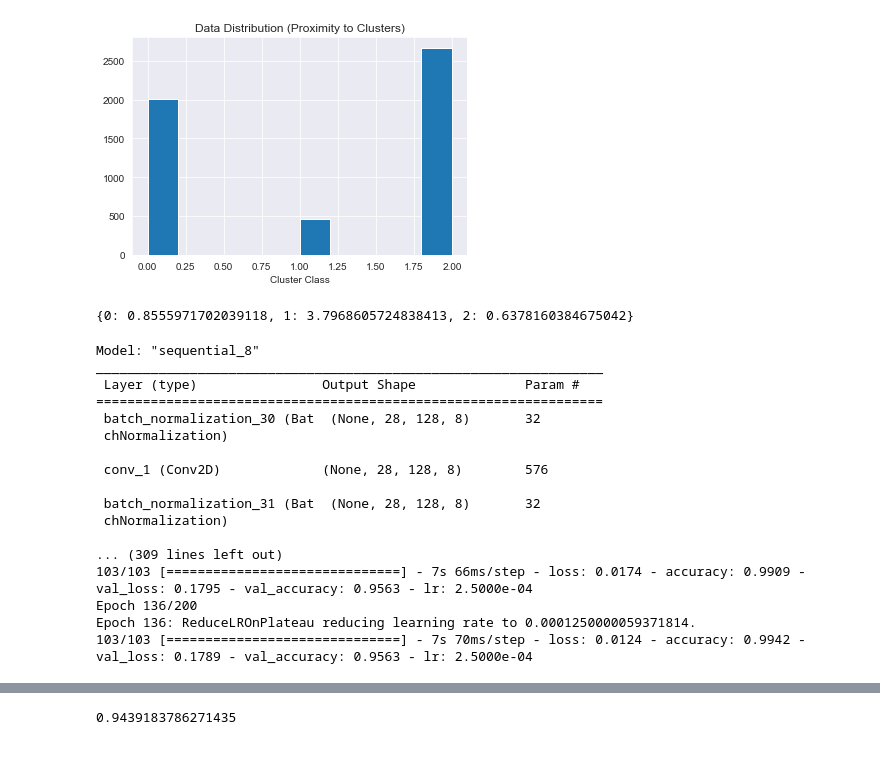
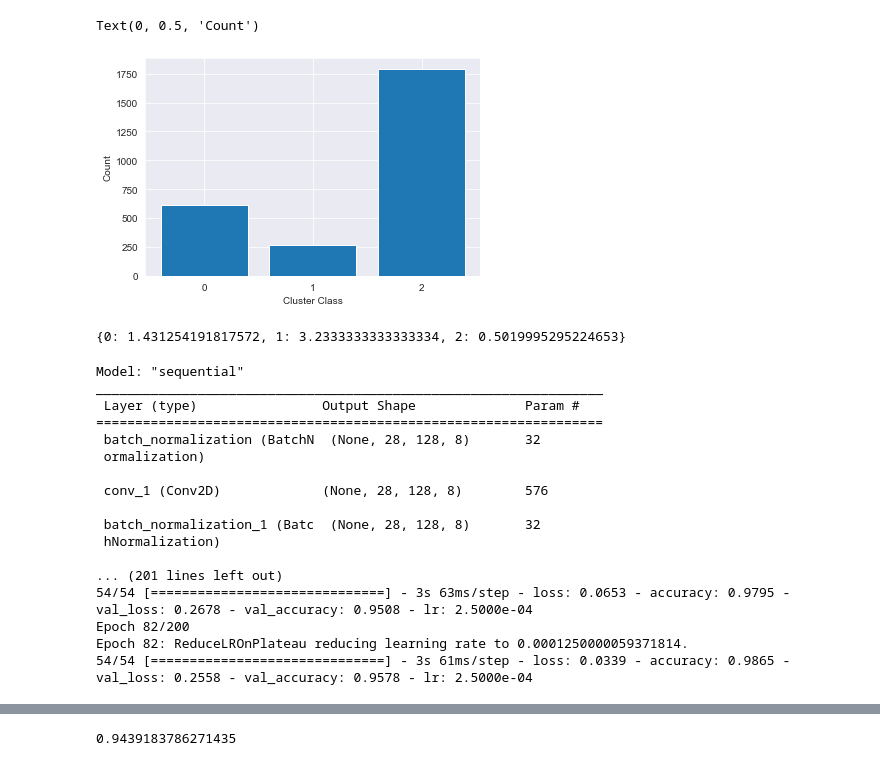
Before and after one commit to ryclendening/research, a Jupyter notebook: research/sUAS_Ranging/earlyDF.ipynb, the cells around one changed output, grey strips where cells are left out. Cells and saved outputs as stored; diff of their text form; code cells hidden in the pictures.

```diff
--- a/research/localization/earlyDF.ipynb
+++ b/research/sUAS_Ranging/earlyDF.ipynb
@@ -29,7 +29,7 @@ import keras.backend as K
 from tcn import TCN
 from keras import regularizers
 # %%
-training_df_raw=pd.read_csv("0.5s_raw_range_A1_A2_A3_no_overlap.csv")
+training_df_raw=pd.read_csv("datasets/0.5_raw_range_A1_A2_A3_no_overlap_v2.csv",index_col=0)
 # %%
 phone_slots=["Phone_6-2","Phone_29","Phone_8","Phone_2-4","Phone_1-1","Phone_12","Phone_6-3","Phone_27","Phone_7-1","Phone_5-4","Phone_2-3","Phone_3-1","Phone_15","Phone_10","Phone_1-3","Phone_6-4","Phone_28","Phone_3-5","Phone_3-4","Phone_3-2","Phone_2-5","Phone_5-3","Phone_30","Phone_6-5","Phone_11","Phone_5-2","Phone_9","Phone_7-2"]
 
@@ -37,13 +37,14 @@ cluster_1=["Phone_6-2","Phone_29","Phone_8","Phone_2-4","Phone_1-1","Phone_12","
 cluster_2=["Phone_7-1","Phone_5-4","Phone_2-3","Phone_3-1","Phone_15","Phone_10","Phone_1-3","Phone_6-4"]
 cluster_3=["Phone_28","Phone_3-5","Phone_3-4","Phone_3-2","Phone_2-5","Phone_5-3","Phone_30","Phone_6-5","Phone_11","Phone_5-2","Phone_9","Phone_7-2"]
 
-bad_runs=["A3R6P1","A3R4P4","A3R4P5","A3R3P4","A3R3P5"]
+bad_runs=["A3R6P1","A3R4P4","A3R4P5","A3R3P4","A3R3P5","A2R1P3"]
 good_runs_IF=["A1R1P1","A1R1P2","A1R1P3","A1R1P4","A1R1P5","A2R1P1","A2R1P2","A2R1P3","A2R1P4","A2R1P5","A2R2P1","A2R2P2","A2R2P3","A2R2P4","A2R2P5"]
 good_runs_matrice=["A1R2P2","A1R2P","A1R2P4","A1R2P5","A2R3P1","A2R3P2","A2R4P1","A2R4P2","A2R4P3","A3R3P1","A3R3P2","A3R4P2","A3R4P3","A3R4P5"]
 good_runs_phantom=["A2R5P1","A2R5P2","A2R5P3","A2R5P4","A2R5P5","A2R6P1","A2R6P2","A2R6P3","A2R6P4","A2R6P5","A3R5P1","A3R5P2","A3R5P3","A3R5P4","A3R6P1","A3R6P2","A3R6P3","A3R6P4"]
 test_runs_matrice=["A2R3P3","A3R3P3"]
 notable_col_names=['Pass','Segment','Phone','Lat','Lon','Alt','Range']
-passes_df=pd.read_csv(r"C:\Users\rclendening\researchData\researchCSVs_Scripts_etc\A1_A2_A3_flight_directory.csv")
+parent_directory=os.path.abspath(os.path.join(os.getcwd(), ".."))
+passes_df=pd.read_csv(parent_directory+"\\flight_directories\\A1_A2_A3_training_w_Matrice_Phantom.csv")
 x_data=[]
 y_data=[]
 def melspect(audioData, Fs):
@@ -82,7 +83,7 @@ for x in passes_df.iterrows():
     else:
         drone_type=2
     if full_name in good_runs_matrice or full_name in good_runs_IF or full_name in good_runs_phantom:
-    #if full_name in good_runs_phantom:
+    #if full_name == "A2R1P3":
         for i in range(0,max_segment):
             clust_1=[]
             clust_2=[]
@@ -124,6 +125,7 @@ for x in passes_df.iterrows():
                             elif phone in cluster_3:
                                 clust_3.append(dist)
                     thd_frame.append(mel_data)
+                #print(np.average(np.array(clust_1)),np.average(np.array(clust_2)),np.average(np.array(clust_3)))
                 # range_frame.append([class_value,drone_type,dist])
                 range_frame=np.argmin([np.average(np.array(clust_1)),np.average(np.array(clust_2)),np.average(np.array(clust_3))])
             #y_vals= rangeClosest(range_frame)
@@ -165,13 +154,19 @@ x_data=np.array(x_data)
 x_data=np.float32(x_data)
 y_data=np.array(y_data)
 train_feats,test_feats,train_targs,test_targs=train_test_split(x_data,y_data,test_size=0.2,shuffle=True,random_state=42)
-# %%
-plt.hist(y_data)
-plt.title("Data Distribution (Proximity to Clusters)")
-plt.xlabel("Cluster Class")
-plt.savefig("./Plots/earlyDF_distro.pdf")
-# %% [output]
-[figure, removed]
+# %%
+# plt.hist(y_data)
+
+# plt.xticks((0,2,1),align='center')
+labels, counts = np.unique(y_data, return_counts=True)
+plt.bar(labels, counts, align='center')
+plt.gca().set_xticks(labels)
+plt.xlabel("Cluster Class")
+plt.ylabel("Count")
+#plt.savefig("./Plots/earlyDF_distro.pdf")
+# %% [output]
+Text(0, 0.5, 'Count')
+[figure, added]
 # %%
 from sklearn.utils import class_weight
 # class_weights=class_weight.compute_class_weight('balanced', classes=np.unique(class_train_targs), y=class_train_targs)
@@ -182,7 +177,7 @@ range_weights=class_weight.compute_class_weight('balanced', classes=np.unique(tr
 range_weights={0:range_weights[0], 1:range_weights[1],2:range_weights[2]}
 print(range_weights)
 # %% [output]
-{0: 0.8555971702039118, 1: 3.7968605724838413, 2: 0.6378160384675042}
+{0: 1.431254191817572, 1: 3.2333333333333334, 2: 0.5019995295224653}
 # %%
 modelCNN_MCV2=tf.keras.Sequential()
 modelCNN_MCV2.add(BatchNormalization(input_shape=(28,128,8)))
@@ -225,23 +220,23 @@ history = modelCNN_MCV2.fit(single_drone_train_data, single_drone_train_targs_oh
                       validation_split=0.2,
                       callbacks=[reduceLR, early])
 # %% [output]
-Model: "sequential_8"
+Model: "sequential"
 _________________________________________________________________
  Layer (type)                Output Shape              Param #
 =================================================================
- batch_normalization_30 (Bat  (None, 28, 128, 8)       32
- chNormalization)
+ batch_normalization (BatchN  (None, 28, 128, 8)       32
+ ormalization)
 
  conv_1 (Conv2D)             (None, 28, 128, 8)        576
 
- batch_normalization_31 (Bat  (None, 28, 128, 8)       32
- chNormalization)
+ batch_normalization_1 (Batc  (None, 28, 128, 8)       32
+ hNormalization)
 
-... (309 lines left out)
-103/103 [==============================] - 7s 66ms/step - loss: 0.0174 - accuracy: 0.9909 - val_loss: 0.1795 - val_accuracy: 0.9563 - lr: 2.5000e-04
-Epoch 136/200
-Epoch 136: ReduceLROnPlateau reducing learning rate to 0.0001250000059371814.
-103/103 [==============================] - 7s 70ms/step - loss: 0.0124 - accuracy: 0.9942 - val_loss: 0.1789 - val_accuracy: 0.9563 - lr: 2.5000e-04
+... (201 lines left out)
+54/54 [==============================] - 3s 63ms/step - loss: 0.0653 - accuracy: 0.9795 - val_loss: 0.2678 - val_accuracy: 0.9508 - lr: 2.5000e-04
+Epoch 82/200
+Epoch 82: ReduceLROnPlateau reducing learning rate to 0.0001250000059371814.
+54/54 [==============================] - 3s 61ms/step - loss: 0.0339 - accuracy: 0.9865 - val_loss: 0.2558 - val_accuracy: 0.9578 - lr: 2.5000e-04
 # %%
 single_drone_test_targs_oh=tf.keras.utils.to_categorical(test_targs,num_classes=3)
 modelCNN_MCV2.evaluate(test_feats,single_drone_test_targs_oh)
```
Also changed, not shown: parts of 2 cells of this notebook, 10 other files.
